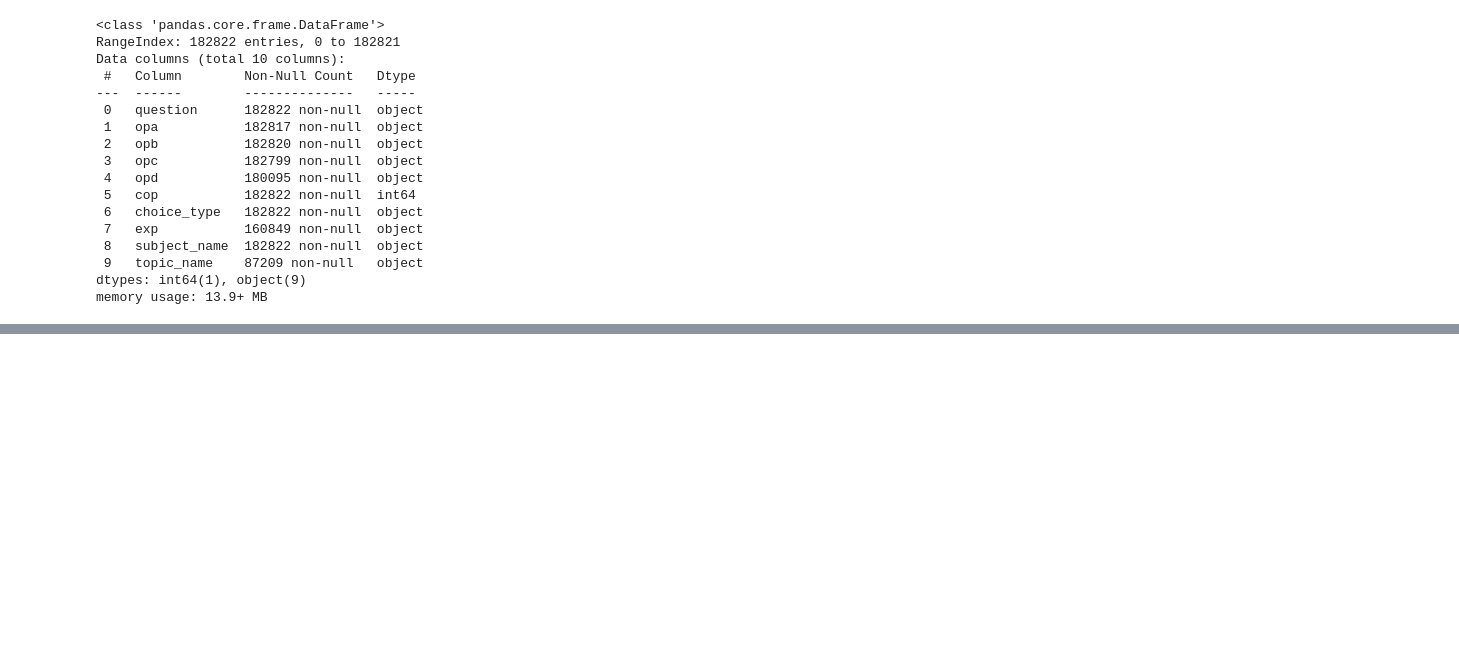
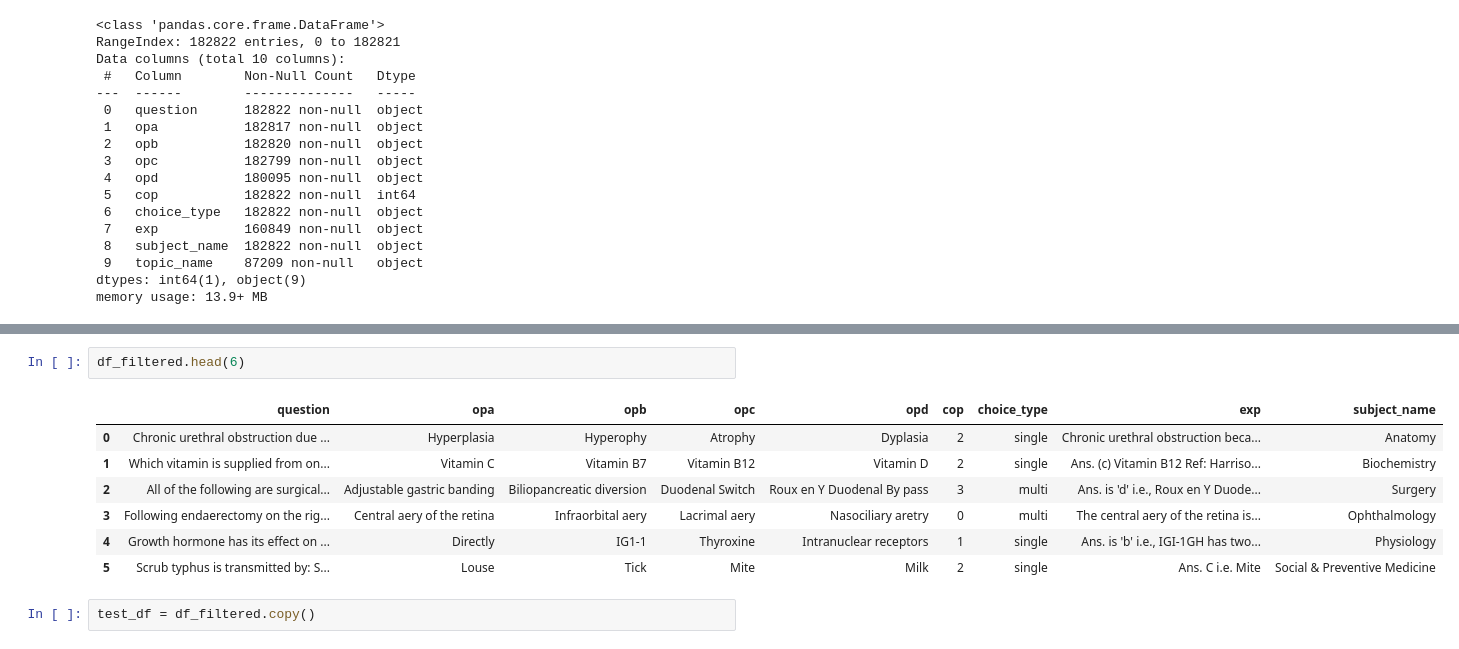
Before and after one commit to sain-Porho-AI/gemini-rag, a Jupyter notebook: geminiembedding.ipynb, the cells around one changed output, grey strips where cells are left out. Cells and saved outputs as stored; diff of their text form; blank space fills up the shorter version.

```diff
--- a/geminiembedding.ipynb
+++ b/geminiembedding.ipynb
@@ -57,0 +124,12 @@ memory usage: 13.9+ MB
+# %%
+df_filtered.head(6)
+# %% [output]
+|  | question | opa | opb | opc | opd | cop | choice_type | exp | subject_name |
+| 0 | Chronic urethral obstruction due ... | Hyperplasia | Hyperophy | Atrophy | Dyplasia | 2 | single | Chronic urethral obstruction beca... | Anatomy |
+| 1 | Which vitamin is supplied from on... | Vitamin C | Vitamin B7 | Vitamin B12 | Vitamin D | 2 | single | Ans. (c) Vitamin B12 Ref: Harriso... | Biochemistry |
+| 2 | All of the following are surgical... | Adjustable gastric banding | Biliopancreatic diversion | Duodenal Switch | Roux en Y Duodenal By pass | 3 | multi | Ans. is 'd' i.e., Roux en Y Duode... | Surgery |
+| 3 | Following endaerectomy on the rig... | Central aery of the retina | Infraorbital aery | Lacrimal aery | Nasociliary aretry | 0 | multi | The central aery of the retina is... | Ophthalmology |
+| 4 | Growth hormone has its effect on ... | Directly | IG1-1 | Thyroxine | Intranuclear receptors | 1 | single | Ans. is 'b' i.e., IGI-1GH has two... | Physiology |
+| 5 | Scrub typhus is transmitted by: S... | Louse | Tick | Mite | Milk | 2 | single | Ans. C i.e. Mite | Social & Preventive Medicine |
+# %%
+test_df = df_filtered.copy()
```
Also changed, not shown: parts of 8 cells of this notebook.
